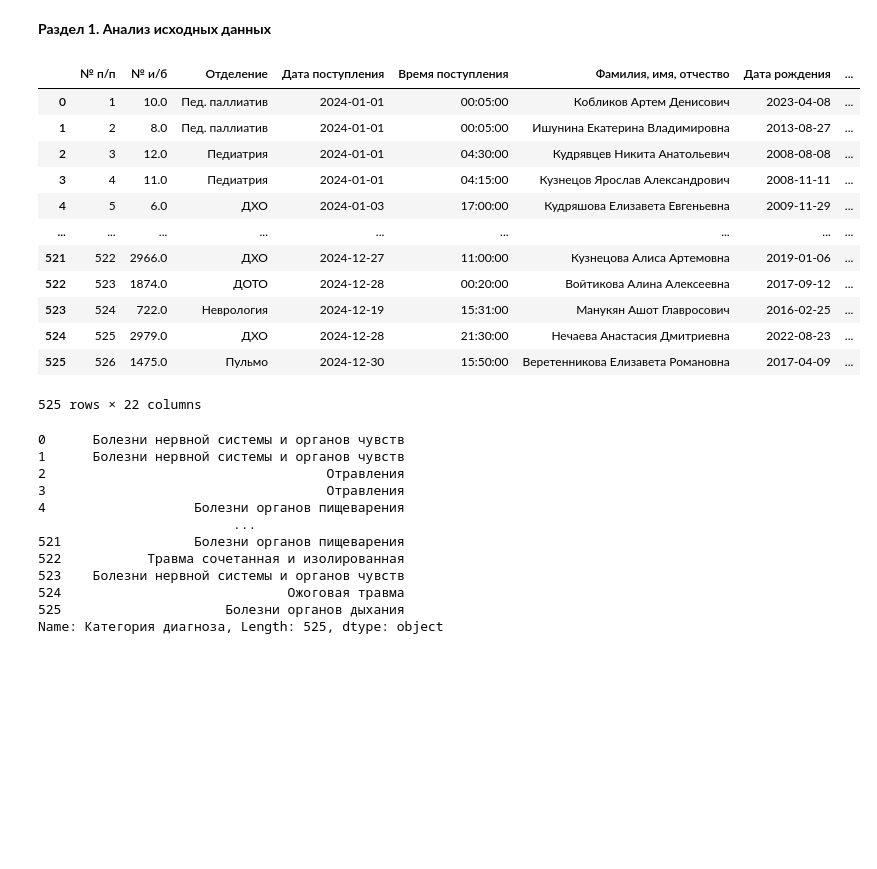
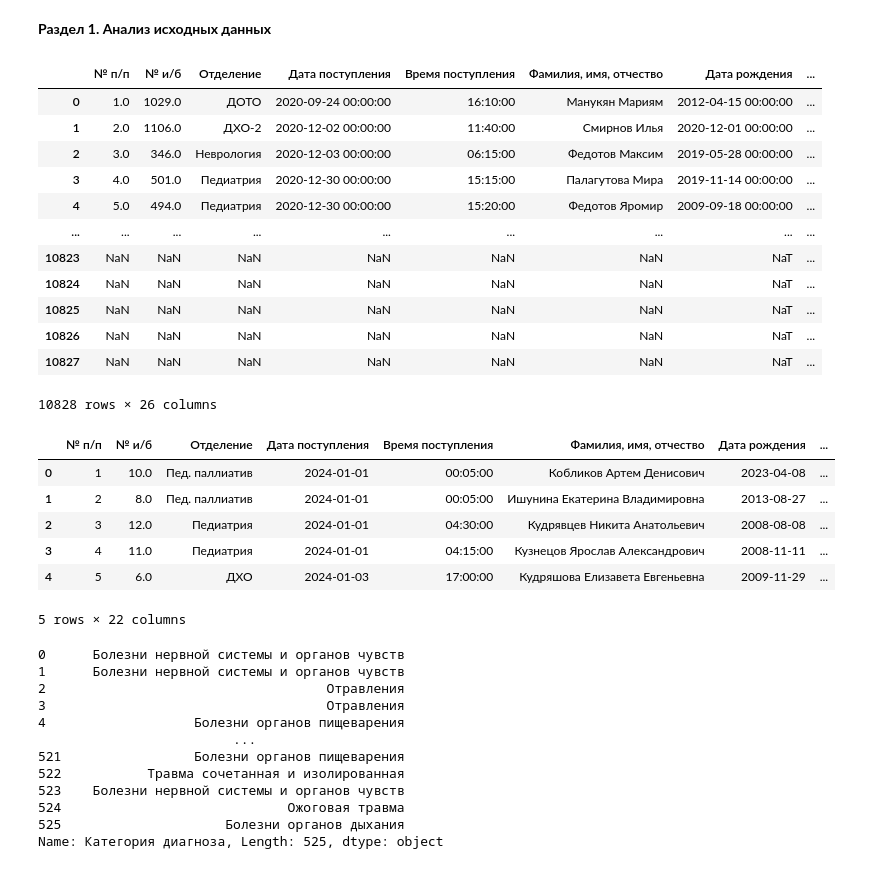
Before and after one commit to Demon2205/Tatiana-s-science-work-, a Jupyter notebook: Диплом.ipynb, the cells around one changed output. Saved outputs shown, nothing was run; the diff lists cells and outputs as text; code cells hidden in the pictures; blank space fills up the shorter version.

```diff
--- a/Диплом.ipynb
+++ b/Диплом.ipynb
@@ -41,25 +39,54 @@ url_2024 = "https://raw.github.com/Demon2205/Tatiana-s-science-work-/main/Жур
+# %%
+url_2021 = "https://raw.github.com/Demon2205/Tatiana-s-science-work-/main/Журнал%202021.xlsx"
+url_2022 = "https://raw.github.com/Demon2205/Tatiana-s-science-work-/main/Журнал%202022.xlsx"
+url_2023 = "https://raw.github.com/Demon2205/Tatiana-s-science-work-/main/Журнал%202023.xlsx"
+url_2024 = "https://raw.github.com/Demon2205/Tatiana-s-science-work-/main/Журнал%202024.xlsx"
+url_2025 = "https://raw.github.com/Demon2205/Tatiana-s-science-work-/main/Журнал%202025.xlsx"
+
+url_list = [url_2021,url_2022,url_2023,url_2024,url_2025]
 # %%
-response = requests.get(url_2024)
-df = pd.read_excel(BytesIO(response.content))
+dataframes = []
+for i in url_list:
+   response = requests.get(i)
+   df_url = pd.read_excel(BytesIO(response.content))
+   dataframes.append(df_url)
+# %%
+df_2021 = dataframes[0]
+df_2022= dataframes[1]
+df_2023 = dataframes[2]
+df_2024 = dataframes[3]
+df_2025 = dataframes[4]
+
+df=pd.concat([df_2021, df_2022,df_2023,df_2024,df_2025], ignore_index=True)
+# %%
+df
+# %% [output]
+|  | № п/п | № и/б | Отделение | Дата поступления | Время поступления | Фамилия, имя, отчество | Дата рождения | ... |
+| 0 | 1.0 | 1029.0 | ДОТО | 2020-09-24 00:00:00 | 16:10:00 | Манукян Мариям | 2012-04-15 00:00:00 | ... |
+| 1 | 2.0 | 1106.0 | ДХО-2 | 2020-12-02 00:00:00 | 11:40:00 | Смирнов Илья | 2020-12-01 00:00:00 | ... |
+| 2 | 3.0 | 346.0 | Неврология | 2020-12-03 00:00:00 | 06:15:00 | Федотов Максим | 2019-05-28 00:00:00 | ... |
+| 3 | 4.0 | 501.0 | Педиатрия | 2020-12-30 00:00:00 | 15:15:00 | Палагутова Мира | 2019-11-14 00:00:00 | ... |
+| 4 | 5.0 | 494.0 | Педиатрия | 2020-12-30 00:00:00 | 15:20:00 | Федотов Яромир | 2009-09-18 00:00:00 | ... |
+| ... | ... | ... | ... | ... | ... | ... | ... | ... |
+| 10823 | NaN | NaN | NaN | NaN | NaN | NaN | NaT | ... |
+| 10824 | NaN | NaN | NaN | NaN | NaN | NaN | NaT | ... |
+| 10825 | NaN | NaN | NaN | NaN | NaN | NaN | NaT | ... |
+| 10826 | NaN | NaN | NaN | NaN | NaN | NaN | NaT | ... |
+| 10827 | NaN | NaN | NaN | NaN | NaN | NaN | NaT | ... |
+10828 rows × 26 columns
 # %%
 df = df.dropna(subset=['Отделение','Дата поступления','Время поступления','Возраст','Дата рождения'])
 df = df.drop(['Примечания','Столбец1'], axis=1)
 # %%
-df
+df.head(5)
 # %% [output]
 |  | № п/п | № и/б | Отделение | Дата поступления | Время поступления | Фамилия, имя, отчество | Дата рождения | ... |
 | 0 | 1 | 10.0 | Пед. паллиатив | 2024-01-01 | 00:05:00 | Кобликов Артем Денисович | 2023-04-08 | ... |
 | 1 | 2 | 8.0 | Пед. паллиатив | 2024-01-01 | 00:05:00 | Ишунина Екатерина Владимировна | 2013-08-27 | ... |
 | 2 | 3 | 12.0 | Педиатрия | 2024-01-01 | 04:30:00 | Кудрявцев Никита Анатольевич | 2008-08-08 | ... |
 | 3 | 4 | 11.0 | Педиатрия | 2024-01-01 | 04:15:00 | Кузнецов Ярослав Александрович | 2008-11-11 | ... |
 | 4 | 5 | 6.0 | ДХО | 2024-01-03 | 17:00:00 | Кудряшова Елизавета Евгеньевна | 2009-11-29 | ... |
-| ... | ... | ... | ... | ... | ... | ... | ... | ... |
-| 521 | 522 | 2966.0 | ДХО | 2024-12-27 | 11:00:00 | Кузнецова Алиса Артемовна | 2019-01-06 | ... |
-| 522 | 523 | 1874.0 | ДОТО | 2024-12-28 | 00:20:00 | Войтикова Алина Алексеевна | 2017-09-12 | ... |
-| 523 | 524 | 722.0 | Неврология | 2024-12-19 | 15:31:00 | Манукян Ашот Главросович | 2016-02-25 | ... |
-| 524 | 525 | 2979.0 | ДХО | 2024-12-28 | 21:30:00 | Нечаева Анастасия Дмитриевна | 2022-08-23 | ... |
-| 525 | 526 | 1475.0 | Пульмо | 2024-12-30 | 15:50:00 | Веретенникова Елизавета Романовна | 2017-04-09 | ... |
-525 rows × 22 columns
+5 rows × 22 columns
 # %%
 df['Категория диагноза']
 # %% [output]
```
Also changed, not shown: parts of 2 cells of this notebook.
